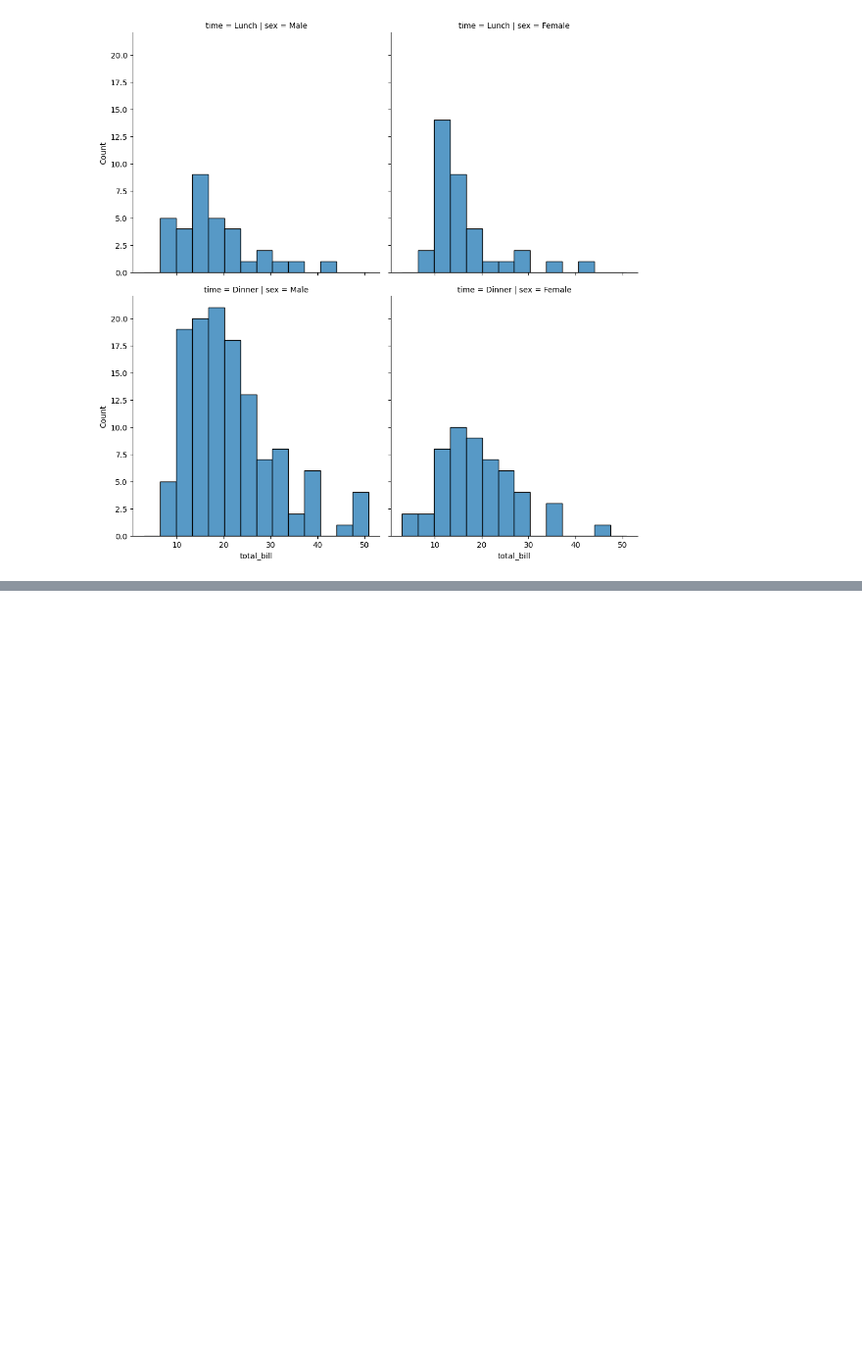
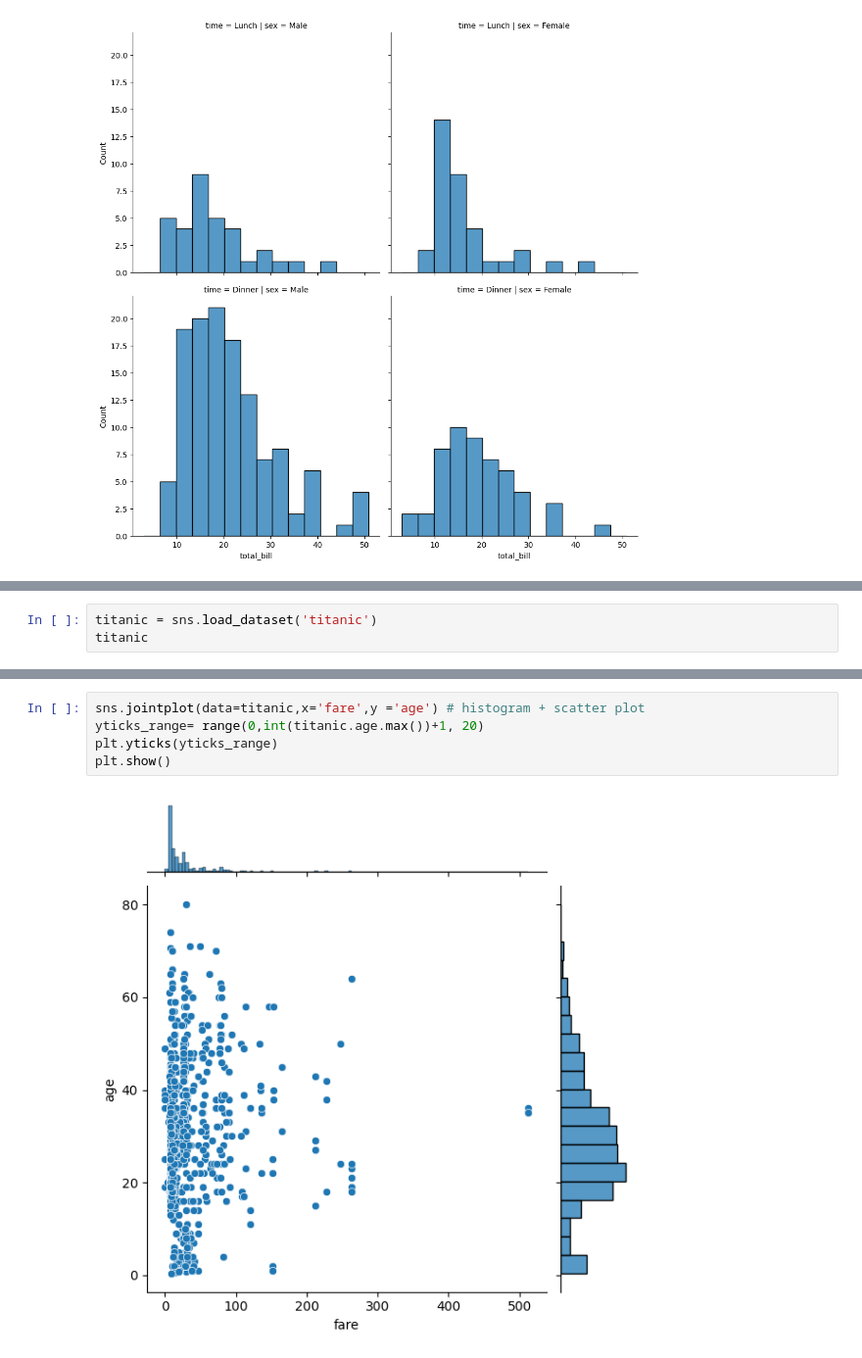
Before and after one commit to iamaanraza/pythonDS, a Jupyter notebook: dataanalysis/visualization2.ipynb, the cells around one changed output, grey strips where cells are left out. Shown: that part at 98% size. Drawn from its saved outputs; the diff is of its cells as text; blank space fills up the shorter version.

```diff
--- a/dataanalysis/visualization2.ipynb
+++ b/dataanalysis/visualization2.ipynb
@@ -91,0 +112,3 @@ sns.displot(data=df, x='total_bill', col='sex', row = 'time')
+# %%
+titanic = sns.load_dataset('titanic')
+titanic
@@ -91,0 +129,7 @@ sns.displot(data=df, x='total_bill', col='sex', row = 'time')
+# %%
+sns.jointplot(data=titanic,x='fare',y ='age') # histogram + scatter plot
+yticks_range= range(0,int(titanic.age.max())+1, 20)
+plt.yticks(yticks_range)
+plt.show()
+# %% [output]
+[figure, added]
```
Also changed, not shown: parts of 4 cells of this notebook, 4 other files.
